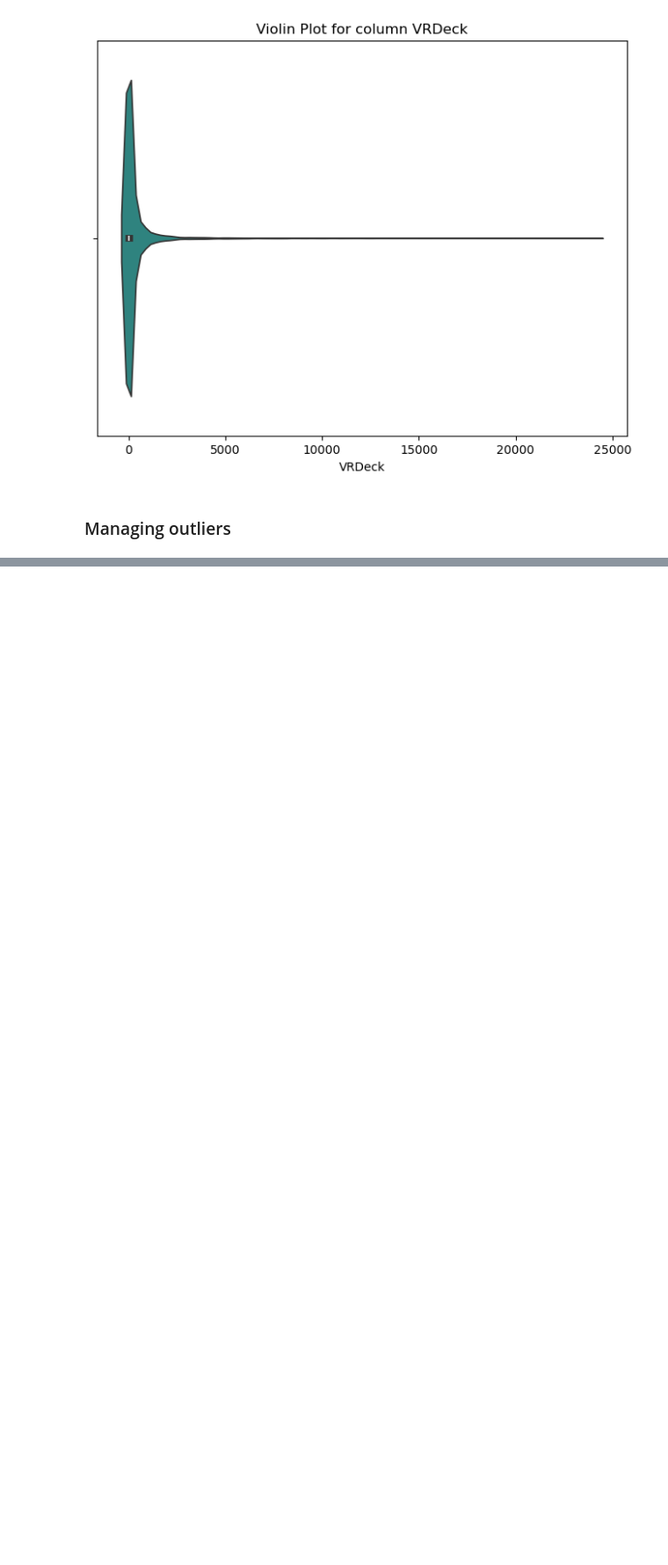
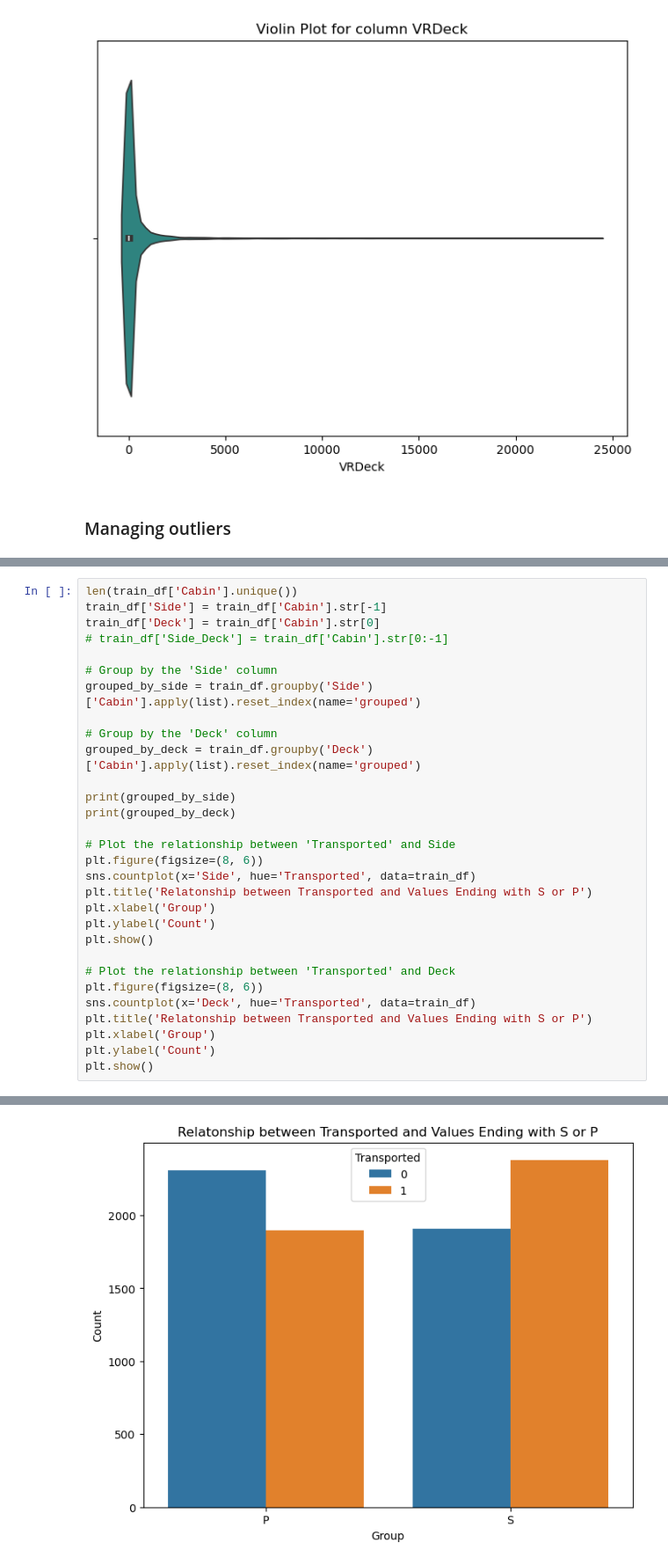
Before and after one commit to alshadani/Spaceship_titanic, a Jupyter notebook: src/spaceship.ipynb, the cells around one changed output, grey strips where cells are left out. Shown at 88% size. Drawn from its saved outputs; the diff is of its cells as text; blank space fills up the shorter version.

```diff
--- a/src/spaceship.ipynb
+++ b/src/spaceship.ipynb
@@ -202,0 +252,31 @@ train_df.describe()
+# %%
+len(train_df['Cabin'].unique())
+train_df['Side'] = train_df['Cabin'].str[-1]
+train_df['Deck'] = train_df['Cabin'].str[0]
+# train_df['Side_Deck'] = train_df['Cabin'].str[0:-1]
+
+# Group by the 'Side' column
+grouped_by_side = train_df.groupby('Side')['Cabin'].apply(list).reset_index(name='grouped')
+
+# Group by the 'Deck' column
+grouped_by_deck = train_df.groupby('Deck')['Cabin'].apply(list).reset_index(name='grouped')
+
+print(grouped_by_side)
+print(grouped_by_deck)
+
+# Plot the relationship between 'Transported' and Side
+plt.figure(figsize=(8, 6))
+sns.countplot(x='Side', hue='Transported', data=train_df)
+plt.title('Relatonship between Transported and Values Ending with S or P')
+plt.xlabel('Group')
+plt.ylabel('Count')
+plt.show()
+
+# Plot the relationship between 'Transported' and Deck
+plt.figure(figsize=(8, 6))
+sns.countplot(x='Deck', hue='Transported', data=train_df)
+plt.title('Relatonship between Transported and Values Ending with S or P')
+plt.xlabel('Group')
+plt.ylabel('Count')
+plt.show()
+# %% [output]
@@ -202,0 +295 @@ train_df.describe()
+[figure, added]
```
Also changed, not shown: parts of 13 cells of this notebook, 1 other file.
